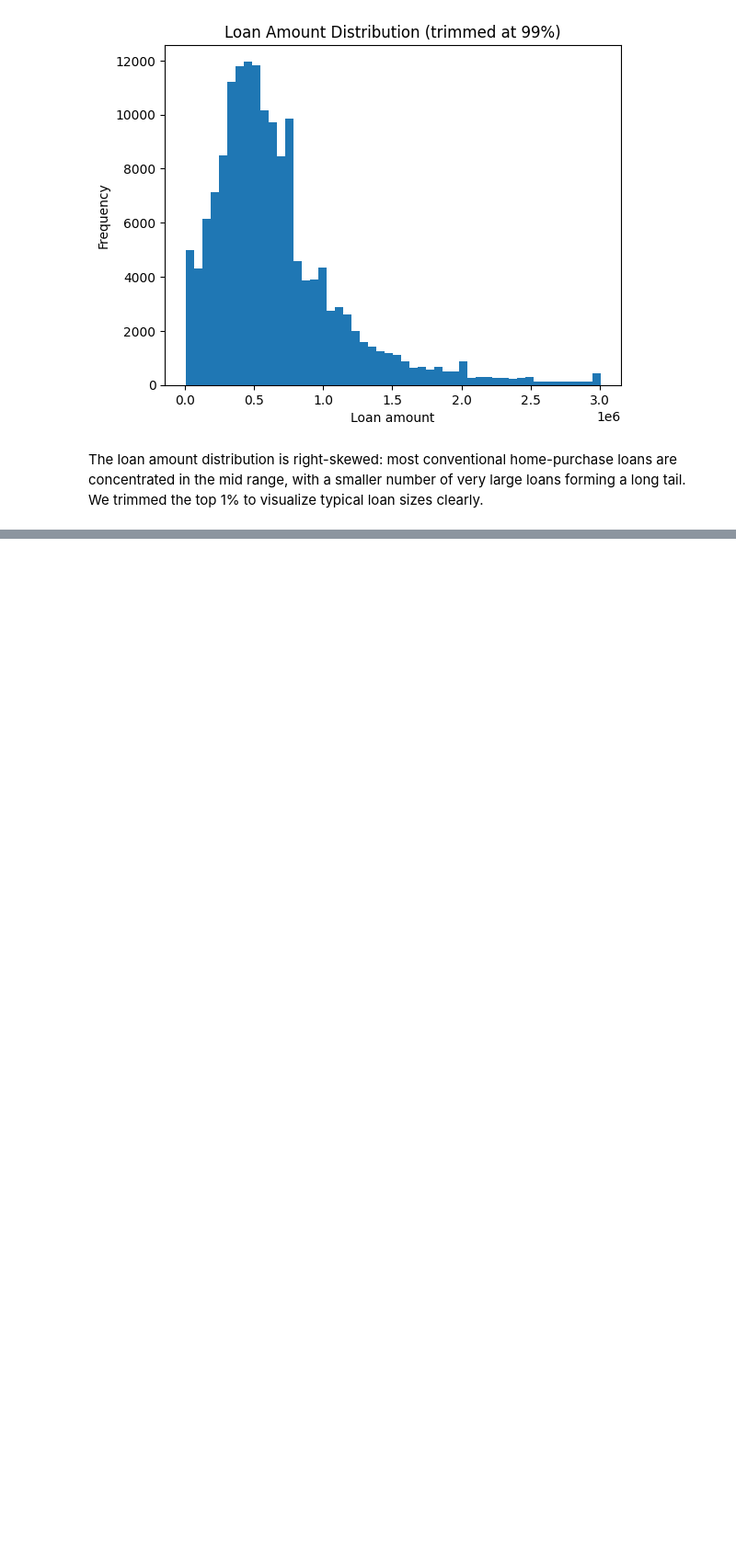
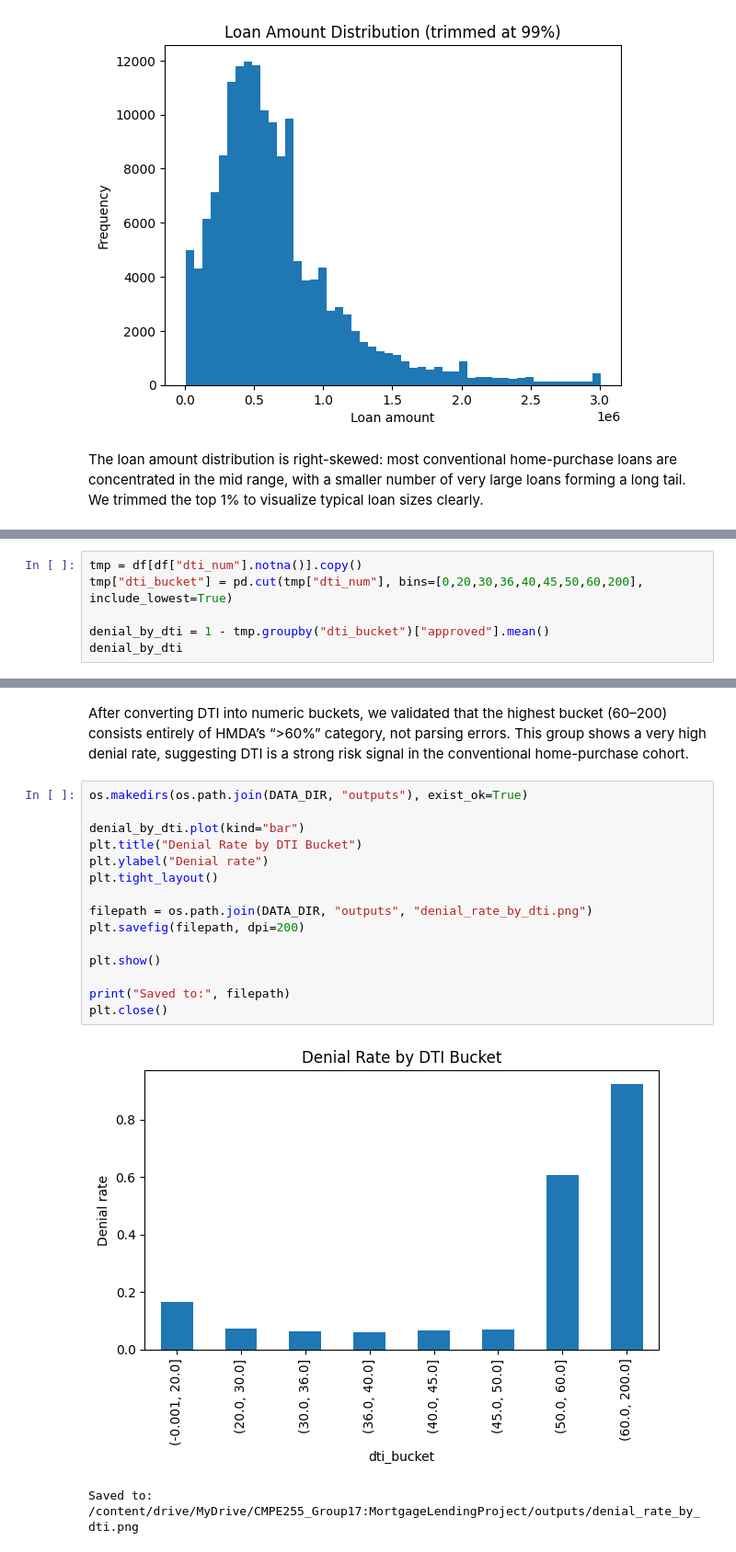
Before and after one commit to ragwort15/255_hmda-mortgage-risk-intelligence-, a Jupyter notebook: notebooks/01_HDMA_EDA.ipynb, the cells around one changed output, grey strips where cells are left out. Shown at 92% size. Cells and saved outputs as stored; diff of their text form; blank space fills up the shorter version.

```diff
--- a/notebooks/01_HDMA_EDA.ipynb
+++ b/notebooks/01_HDMA_EDA.ipynb
@@ -203,0 +355,6 @@ The loan amount distribution is right-skewed: most conventional home-purchase lo
+# %%
+tmp = df[df["dti_num"].notna()].copy()
+tmp["dti_bucket"] = pd.cut(tmp["dti_num"], bins=[0,20,30,36,40,45,50,60,200], include_lowest=True)
+
+denial_by_dti = 1 - tmp.groupby("dti_bucket")["approved"].mean()
+denial_by_dti
@@ -203,0 +444,20 @@ The loan amount distribution is right-skewed: most conventional home-purchase lo
+# %% [markdown]
+After converting DTI into numeric buckets, we validated that the highest bucket (60–200) consists entirely of HMDA’s “>60%” category, not parsing errors. This group shows a very high denial rate, suggesting DTI is a strong risk signal in the conventional home-purchase cohort.
+# %%
+os.makedirs(os.path.join(DATA_DIR, "outputs"), exist_ok=True)
+
+denial_by_dti.plot(kind="bar")
+plt.title("Denial Rate by DTI Bucket")
+plt.ylabel("Denial rate")
+plt.tight_layout()
+
+filepath = os.path.join(DATA_DIR, "outputs", "denial_rate_by_dti.png")
+plt.savefig(filepath, dpi=200)
+
+plt.show()
+
+print("Saved to:", filepath)
+plt.close()
+# %% [output]
+[figure, added]
+Saved to: /content/drive/MyDrive/CMPE255_Group17:MortgageLendingProject/outputs/denial_rate_by_dti.png
```
Also changed, not shown: parts of 32 cells of this notebook.
